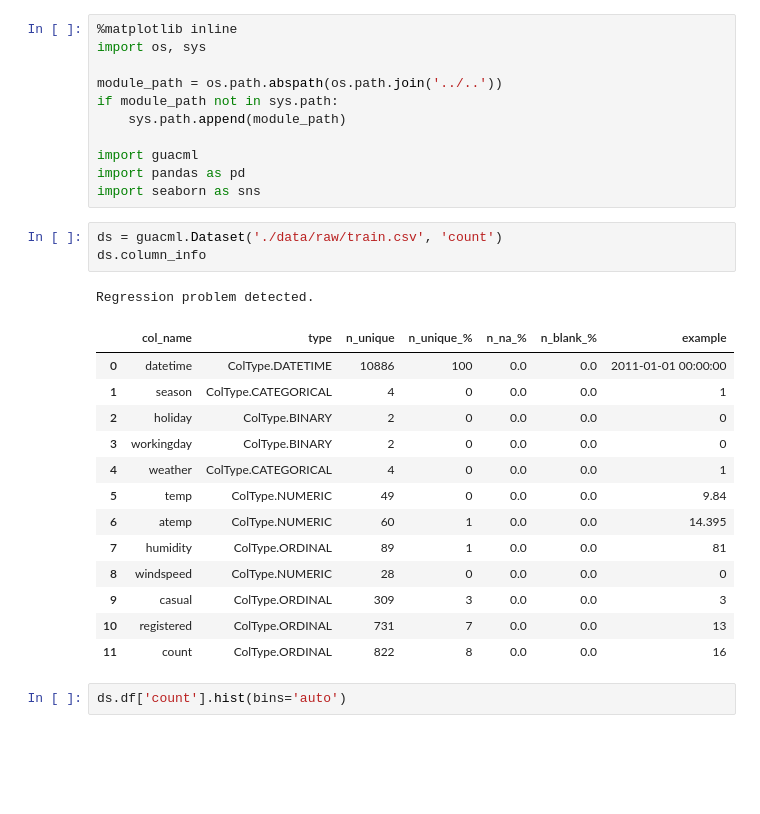
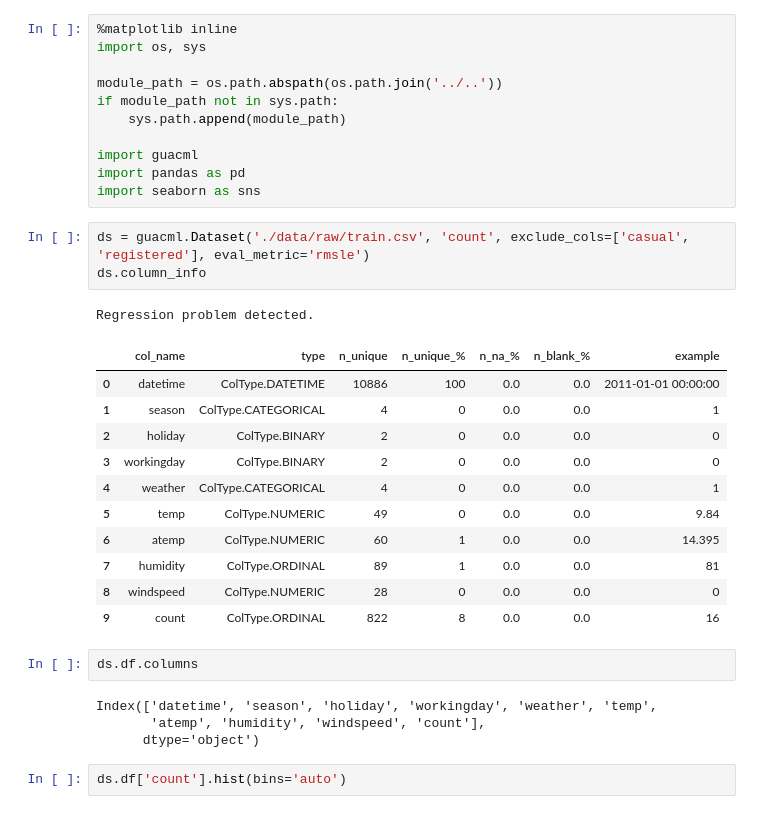
Before and after one commit to guacml/guacml, a Jupyter notebook: demos/bike_sharing/demo.ipynb, the cells around one changed output. Cells and saved outputs as stored; diff of their text form; blank space fills up the shorter version.

```diff
--- a/demos/bike_sharing/demo.ipynb
+++ b/demos/bike_sharing/demo.ipynb
@@ -10,23 +10,27 @@ import guacml
 import pandas as pd
 import seaborn as sns
 # %%
-ds = guacml.Dataset('./data/raw/train.csv', 'count')
+ds = guacml.Dataset('./data/raw/train.csv', 'count', exclude_cols=['casual', 'registered'], eval_metric='rmsle')
 ds.column_info
 # %% [output]
 Regression problem detected.
 |  | col_name | type | n_unique | n_unique_% | n_na_% | n_blank_% | example |
 | 0 | datetime | ColType.DATETIME | 10886 | 100 | 0.0 | 0.0 | 2011-01-01 00:00:00 |
 | 1 | season | ColType.CATEGORICAL | 4 | 0 | 0.0 | 0.0 | 1 |
 | 2 | holiday | ColType.BINARY | 2 | 0 | 0.0 | 0.0 | 0 |
 | 3 | workingday | ColType.BINARY | 2 | 0 | 0.0 | 0.0 | 0 |
 | 4 | weather | ColType.CATEGORICAL | 4 | 0 | 0.0 | 0.0 | 1 |
 | 5 | temp | ColType.NUMERIC | 49 | 0 | 0.0 | 0.0 | 9.84 |
 | 6 | atemp | ColType.NUMERIC | 60 | 1 | 0.0 | 0.0 | 14.395 |
 | 7 | humidity | ColType.ORDINAL | 89 | 1 | 0.0 | 0.0 | 81 |
 | 8 | windspeed | ColType.NUMERIC | 28 | 0 | 0.0 | 0.0 | 0 |
-| 9 | casual | ColType.ORDINAL | 309 | 3 | 0.0 | 0.0 | 3 |
-| 10 | registered | ColType.ORDINAL | 731 | 7 | 0.0 | 0.0 | 13 |
-| 11 | count | ColType.ORDINAL | 822 | 8 | 0.0 | 0.0 | 16 |
+| 9 | count | ColType.ORDINAL | 822 | 8 | 0.0 | 0.0 | 16 |
+# %%
+ds.df.columns
+# %% [output]
+Index(['datetime', 'season', 'holiday', 'workingday', 'weather', 'temp',
+       'atemp', 'humidity', 'windspeed', 'count'],
+      dtype='object')
 # %%
 ds.df['count'].hist(bins='auto')
 # %% [output]
```
Also changed, not shown: parts of 2 cells of this notebook, 7 other files.
